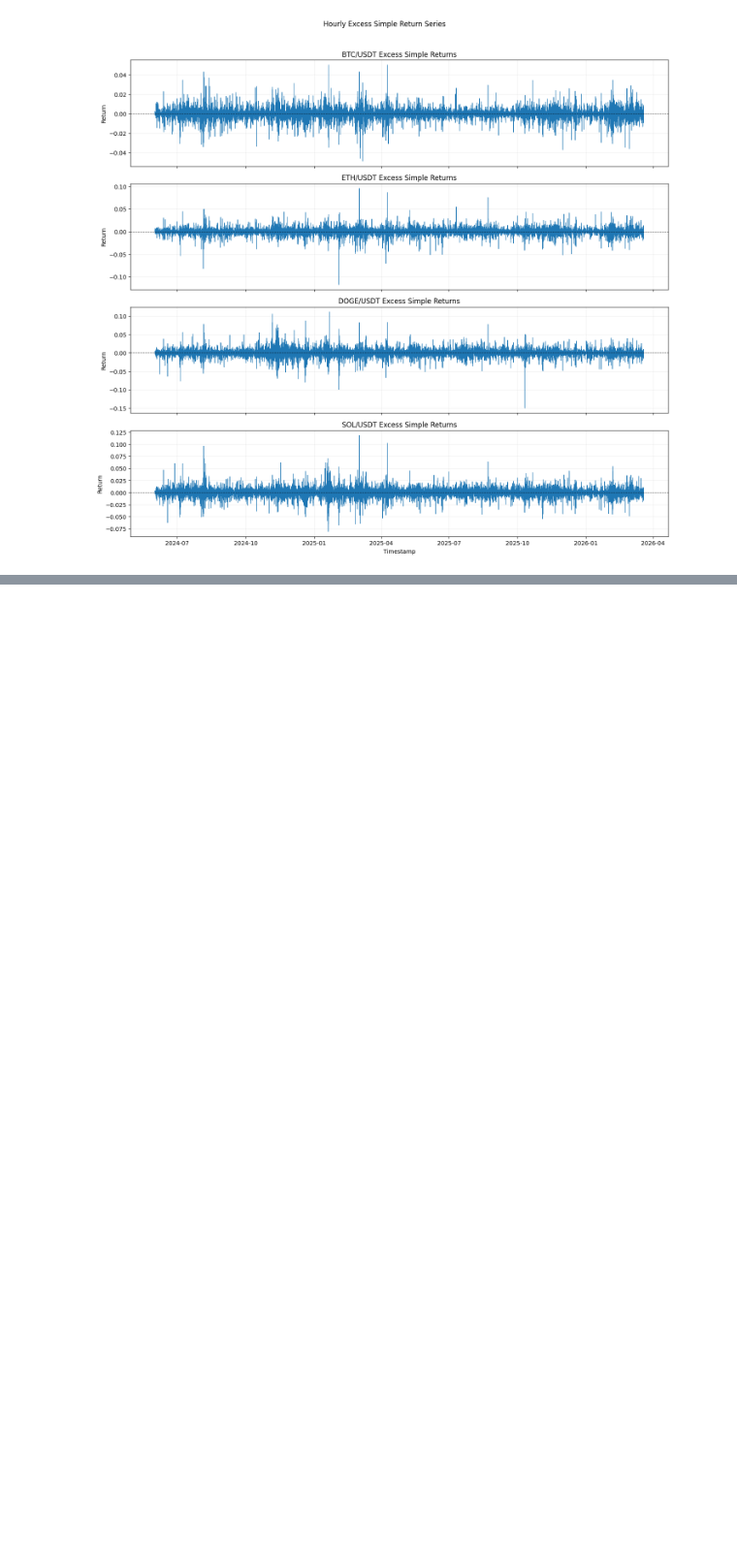
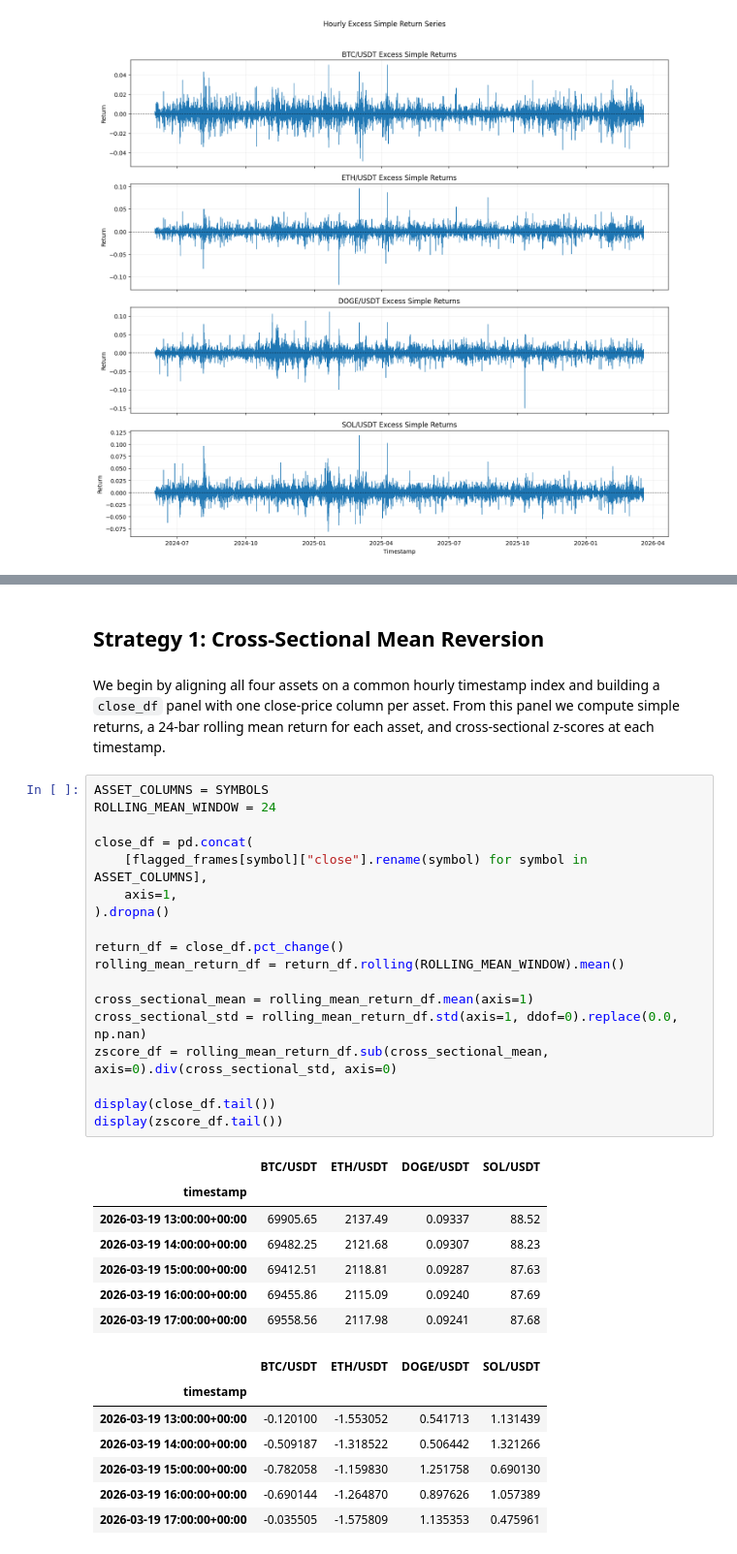
Before and after one commit to PeterLP123/Algo-Trading-Project, a Jupyter notebook: strategy.ipynb, the cells around one changed output, grey strips where cells are left out. Shown at 97% size. Drawn from its saved outputs; the diff is of its cells as text; blank space fills up the shorter version.

```diff
--- a/strategy.ipynb
+++ b/strategy.ipynb
@@ -325,0 +517,37 @@ plt.show()
+# %% [markdown]
+## Strategy 1: Cross-Sectional Mean Reversion
+# %% [markdown]
+We begin by aligning all four assets on a common hourly timestamp index and building a `close_df` panel with one close-price column per asset. From this panel we compute simple returns, a 24-bar rolling mean return for each asset, and cross-sectional z-scores at each timestamp.
+# %%
+ASSET_COLUMNS = SYMBOLS
+ROLLING_MEAN_WINDOW = 24
+
+close_df = pd.concat(
+    [flagged_frames[symbol]["close"].rename(symbol) for symbol in ASSET_COLUMNS],
+    axis=1,
+).dropna()
+
+return_df = close_df.pct_change()
+rolling_mean_return_df = return_df.rolling(ROLLING_MEAN_WINDOW).mean()
+
+cross_sectional_mean = rolling_mean_return_df.mean(axis=1)
+cross_sectional_std = rolling_mean_return_df.std(axis=1, ddof=0).replace(0.0, np.nan)
+zscore_df = rolling_mean_return_df.sub(cross_sectional_mean, axis=0).div(cross_sectional_std, axis=0)
+
+display(close_df.tail())
+display(zscore_df.tail())
+# %% [output]
+|  | BTC/USDT | ETH/USDT | DOGE/USDT | SOL/USDT |
+| timestamp |  |  |  |  |
+| 2026-03-19 13:00:00+00:00 | 69905.65 | 2137.49 | 0.09337 | 88.52 |
+| 2026-03-19 14:00:00+00:00 | 69482.25 | 2121.68 | 0.09307 | 88.23 |
+| 2026-03-19 15:00:00+00:00 | 69412.51 | 2118.81 | 0.09287 | 87.63 |
+| 2026-03-19 16:00:00+00:00 | 69455.86 | 2115.09 | 0.09240 | 87.69 |
+| 2026-03-19 17:00:00+00:00 | 69558.56 | 2117.98 | 0.09241 | 87.68 |
+|  | BTC/USDT | ETH/USDT | DOGE/USDT | SOL/USDT |
+| timestamp |  |  |  |  |
+| 2026-03-19 13:00:00+00:00 | -0.120100 | -1.553052 | 0.541713 | 1.131439 |
+| 2026-03-19 14:00:00+00:00 | -0.509187 | -1.318522 | 0.506442 | 1.321266 |
+| 2026-03-19 15:00:00+00:00 | -0.782058 | -1.159830 | 1.251758 | 0.690130 |
+| 2026-03-19 16:00:00+00:00 | -0.690144 | -1.264870 | 0.897626 | 1.057389 |
+| 2026-03-19 17:00:00+00:00 | -0.035505 | -1.575809 | 1.135353 | 0.475961 |
```
Also changed, not shown: parts of 19 cells of this notebook, 1 other file.
